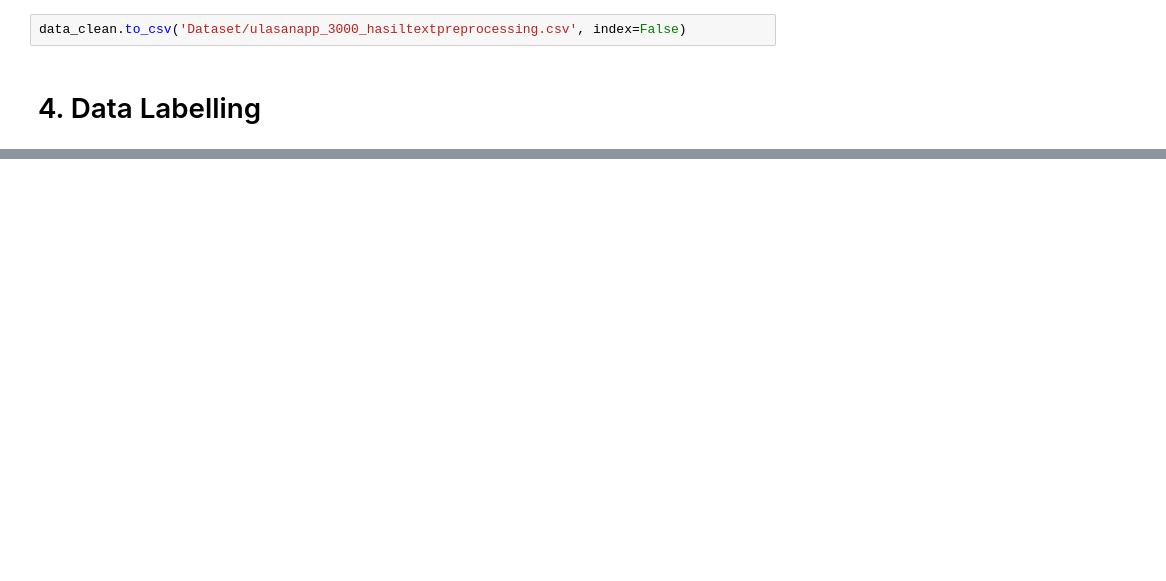
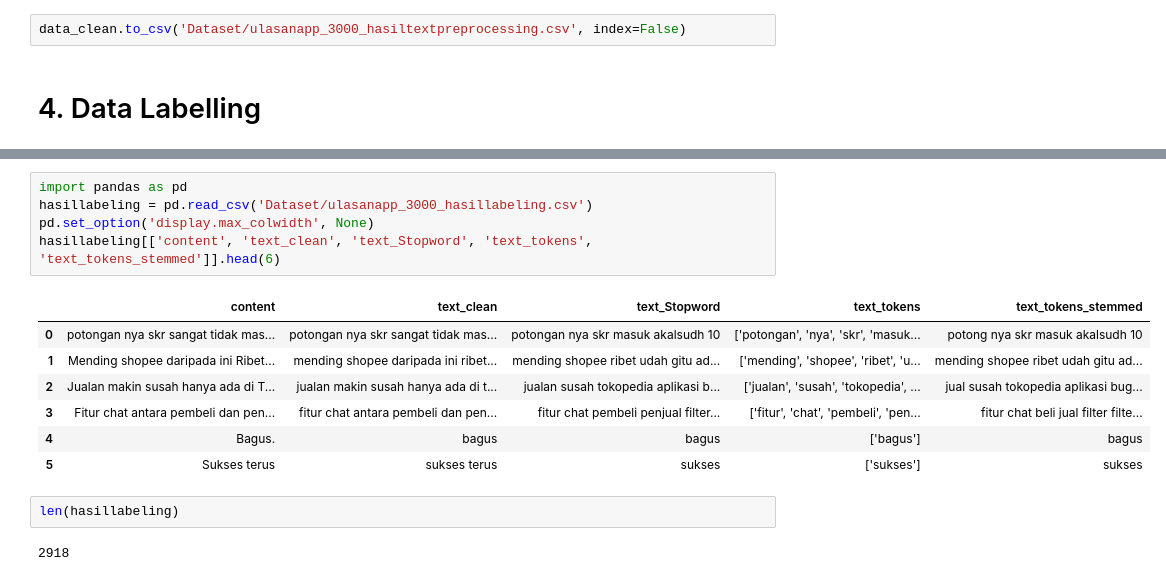
Before and after one commit to randi3281/anfipy, a Jupyter notebook: Analisis Sentimen Jurnal Pak Eri/projek2-Preprocessing.ipynb, the cells around one changed output, grey strips where cells are left out. Cells and saved outputs as stored; diff of their text form; blank space fills up the shorter version.

```diff
--- a/Analisis Sentimen Jurnal Pak Eri/projek2-Preprocessing.ipynb
+++ b/Analisis Sentimen Jurnal Pak Eri/projek2-Preprocessing.ipynb
@@ -344,3 +324,20 @@ my_df.head(50)
 | 49 | Pengguna Google | 1 | 2024-12-29 12:55:26 | Pihak tokopedia terlalu pro kepad... | pihak tokopedia terlalu pro kepad... | tokopedia pro pembeli sya menjual... | [tokopedia, pro, pembeli, sya, me... | tokopedia pro beli sya jual baran... | ... |
 | 50 | Pengguna Google | 5 | 2024-12-29 11:54:48 | Aplikasi yang sangat membantu pen... | aplikasi yang sangat membantu pen... | aplikasi membantu penjualan | [aplikasi, membantu, penjualan] | aplikasi bantu jual | ... |
 | 51 | Pengguna Google | 5 | 2024-12-29 11:54:01 | Baru Pertama Pakai App Ini | baru pertama pakai app ini | pakai app | [pakai, app] | pakai app | ... |
+# %%
+import pandas as pd
+hasillabeling = pd.read_csv('Dataset/ulasanapp_3000_hasillabeling.csv')
+pd.set_option('display.max_colwidth', None)
+hasillabeling[['content', 'text_clean', 'text_Stopword', 'text_tokens', 'text_tokens_stemmed']].head(6)
+# %% [output]
+|  | content | text_clean | text_Stopword | text_tokens | text_tokens_stemmed |
+| 0 | potongan nya skr sangat tidak mas... | potongan nya skr sangat tidak mas... | potongan nya skr masuk akalsudh 10 | ['potongan', 'nya', 'skr', 'masuk... | potong nya skr masuk akalsudh 10 |
+| 1 | Mending shopee daripada ini Ribet... | mending shopee daripada ini ribet... | mending shopee ribet udah gitu ad... | ['mending', 'shopee', 'ribet', 'u... | mending shopee ribet udah gitu ad... |
+| 2 | Jualan makin susah hanya ada di T... | jualan makin susah hanya ada di t... | jualan susah tokopedia aplikasi b... | ['jualan', 'susah', 'tokopedia', ... | jual susah tokopedia aplikasi bug... |
+| 3 | Fitur chat antara pembeli dan pen... | fitur chat antara pembeli dan pen... | fitur chat pembeli penjual filter... | ['fitur', 'chat', 'pembeli', 'pen... | fitur chat beli jual filter filte... |
+| 4 | Bagus. | bagus | bagus | ['bagus'] | bagus |
+| 5 | Sukses terus | sukses terus | sukses | ['sukses'] | sukses |
+# %%
+len(hasillabeling)
+# %% [output]
+2918
```
Also changed, not shown: parts of 2 cells of this notebook, 3 other files.
